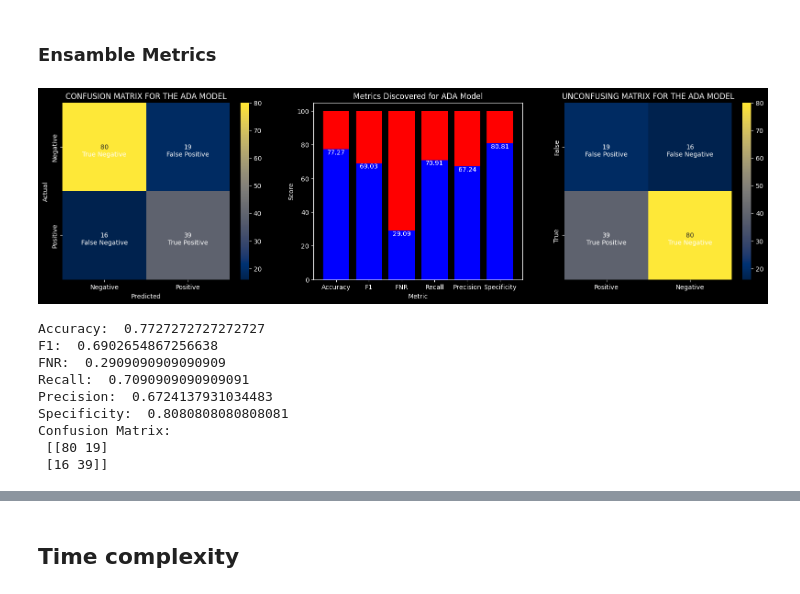
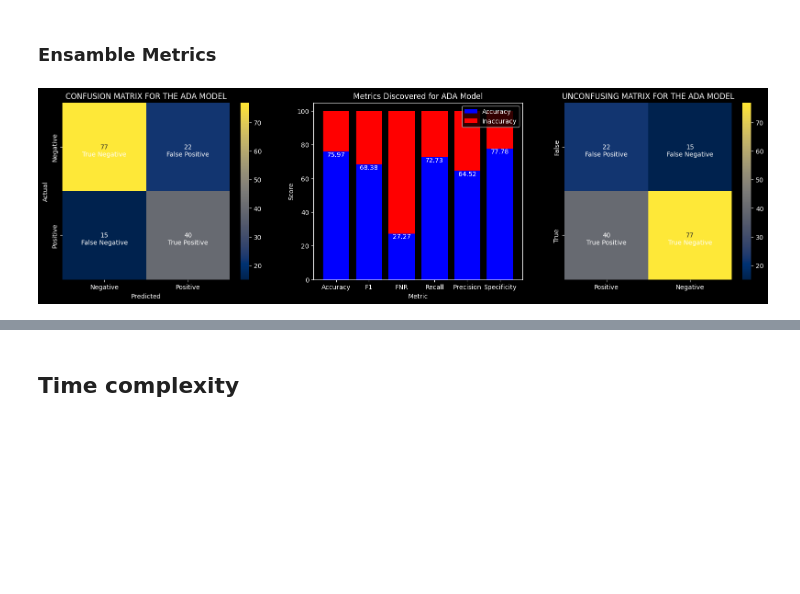
Before and after one commit to Sp0xF8/Individual-Project, a Jupyter notebook: assessment_final.ipynb, the cells around one changed output, grey strips where cells are left out. Saved outputs shown, nothing was run; the diff lists cells and outputs as text; code cells hidden in the pictures; blank space fills up the shorter version.

```diff
--- a/assessment_final.ipynb
+++ b/assessment_final.ipynb
@@ -197,7 +197,7 @@ show_missing_data(no_pregnancy)
 This simple function only acccepts one paramater, the *data structure **containing NaN objects***. This function then defines a local call to the **KNNImputer** function, provided by SKLearn. The data set is then imputed, after having trained the KNN model on the data. Finally, the imputed dataframe is returned.
 # %%
 def fill_missing_data(data_to_impute):
-	imputer = KNNImputer(n_neighbors=7)
+	imputer = KNNImputer(n_neighbors=2)
 
 	data_filled = imputer.fit_transform(data_to_impute)
 
@@ -1550,7 +1593,7 @@ This simple function is designed to provide a recallable way of displaying a mod
 # %%
 def display_metrics(model, title, fig=None, ax=None):
 
-	values = [
+	accuracy = [
 			model.closed_accuracy * 100,
 			model.closed_f1 * 100,
 			model.closed_fnr * 100,
@@ -1559,13 +1602,13 @@ def display_metrics(model, title, fig=None, ax=None):
 			model.closed_specificity * 100
 		]
 
-	missing = [
-			100 - values[0],
-			100 - values[1],
-			100 - values[2],
-			100 - values[3],
-			100 - values[4],
-			100 - values[5]
+	inaccuracy = [
+			100 - accuracy[0],
+			100 - accuracy[1],
+			100 - accuracy[2],
+			100 - accuracy[3],
+			100 - accuracy[4],
+			100 - accuracy[5]
 		]
 
 	columns = [
@@ -1582,8 +1625,8 @@ def display_metrics(model, title, fig=None, ax=None):
 
 		plt.title("Metrics Discovered for " + title + " Model")
 
-		plt.bar(columns, values, color='blue')
-		plt.bar(columns, missing, color='red', bottom=values)
+		accurate_bars = plt.bar(columns, accuracy, color='blue')
+		inaccurate_bars = plt.bar(columns, inaccuracy, color='red', bottom=accuracy)
 
 		plt.ylim(0, 100)
 
@@ -1594,18 +1637,18 @@ def display_metrics(model, title, fig=None, ax=None):
 	else:
 		ax.set_title("Metrics Discovered for " + title + " Model")
 
-		valued_bars = ax.bar(columns, values, color='blue')
-		ax.bar(columns, missing, color='red', bottom=values)
+		accurate_bars = ax.bar(columns, accuracy, color='blue')
+		inaccurate_bars = ax.bar(columns, inaccuracy, color='red', bottom=accuracy)
 
 
 		ax.set_ylabel('Score')
 		ax.set_xlabel('Metric')
 
+		ax.legend([accurate_bars, inaccurate_bars], ['Accuracy', 'Inaccuracy'])
 
 
 
-
-	for bar in valued_bars:
+	for bar in accurate_bars:
 			height = bar.get_height()
 			ax.annotate('{}'.format(round(height, 2)),
 						xy=(bar.get_x() + bar.get_width() / 2, height),
@@ -1616,8 +1659,6 @@ def display_metrics(model, title, fig=None, ax=None):
 
 	if (fig == None):
 		plt.show()
-	else:
-		fig.show()
 # %% [markdown]
 ### Show both Matricies as subplots
 
@@ -1701,16 +1748,5 @@ The Recall, also known as the True Positive Rate or sensitivity, measures the mo
 # %%
 ## Display Confusion and Unconfusing Matrix for the AdaBoost Model
 show_matrixs(new_ada, 'ADA')
-
-new_ada.print()
 # %% [output]
-[figure, old version]
+[figure, new version]
-Accuracy:  0.7727272727272727
-F1:  0.6902654867256638
-FNR:  0.2909090909090909
-Recall:  0.7090909090909091
-Precision:  0.6724137931034483
-Specificity:  0.8080808080808081
-Confusion Matrix:
- [[80 19]
- [16 39]]
```
Also changed, not shown: parts of 17 cells of this notebook, 7 other files.
